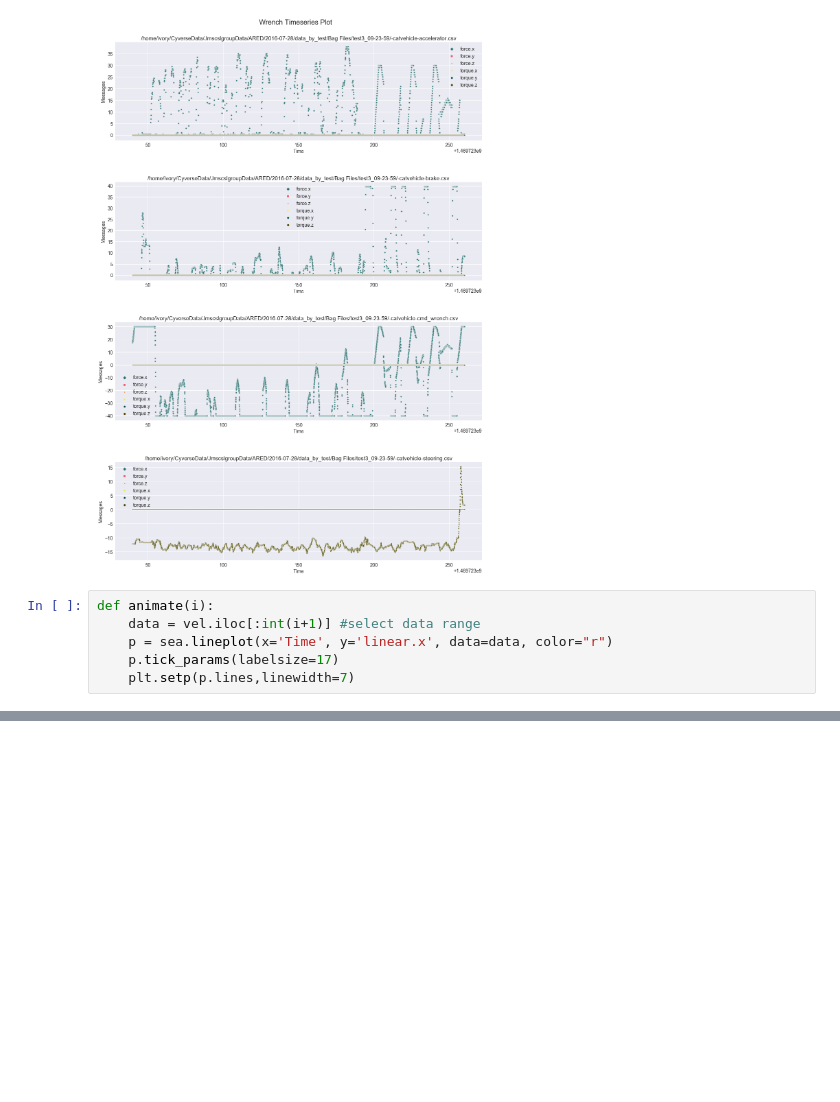
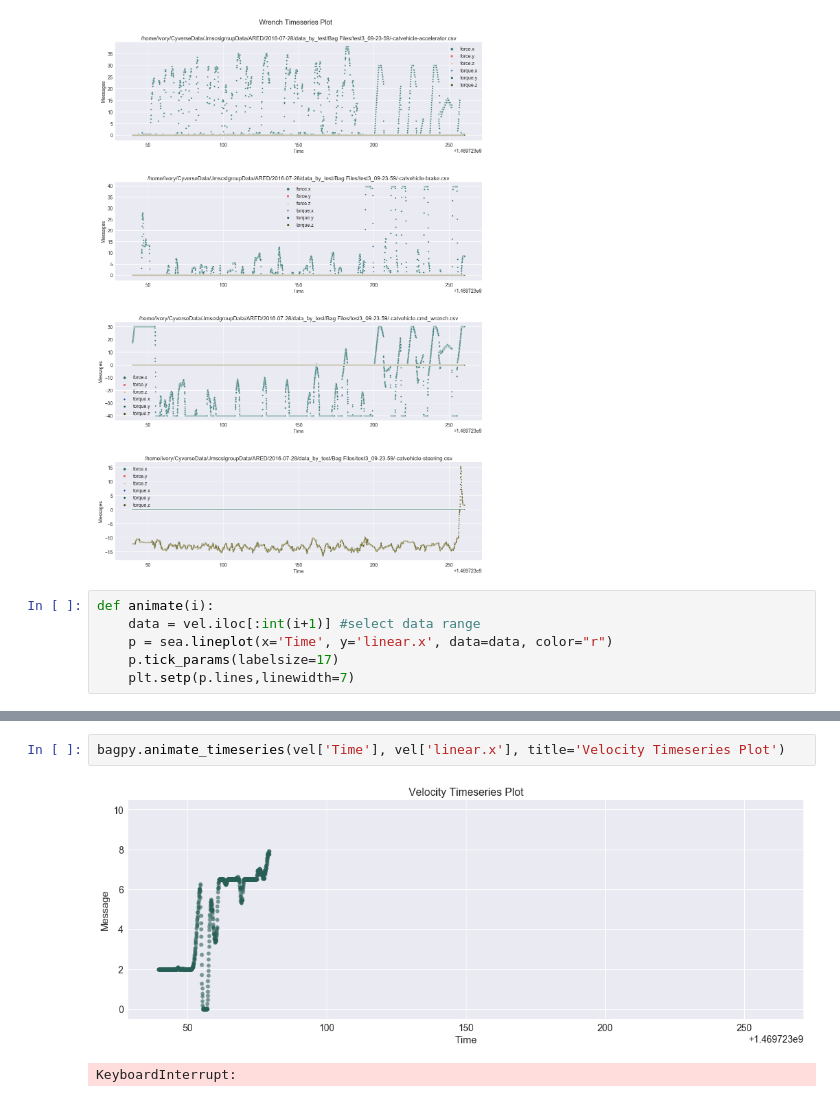
Before and after one commit to jmscslgroup/bagpy, a Jupyter notebook: notebook/bagpy_example.ipynb, the cells around one changed output, grey strips where cells are left out. Drawn from its saved outputs; the diff is of its cells as text; blank space fills up the shorter version.

Commit message:
Added animate_timeseries function to animate timeseries plots

```diff
--- a/notebook/bagpy_example.ipynb
+++ b/notebook/bagpy_example.ipynb
@@ -255,0 +282,5 @@ plt.show()
+# %%
+bagpy.animate_timeseries(vel['Time'], vel['linear.x'], title='Velocity Timeseries Plot')
+# %% [output]
+[figure, added]
+KeyboardInterrupt:
```
Also changed, not shown: parts of 4 cells of this notebook, 3 other files.
